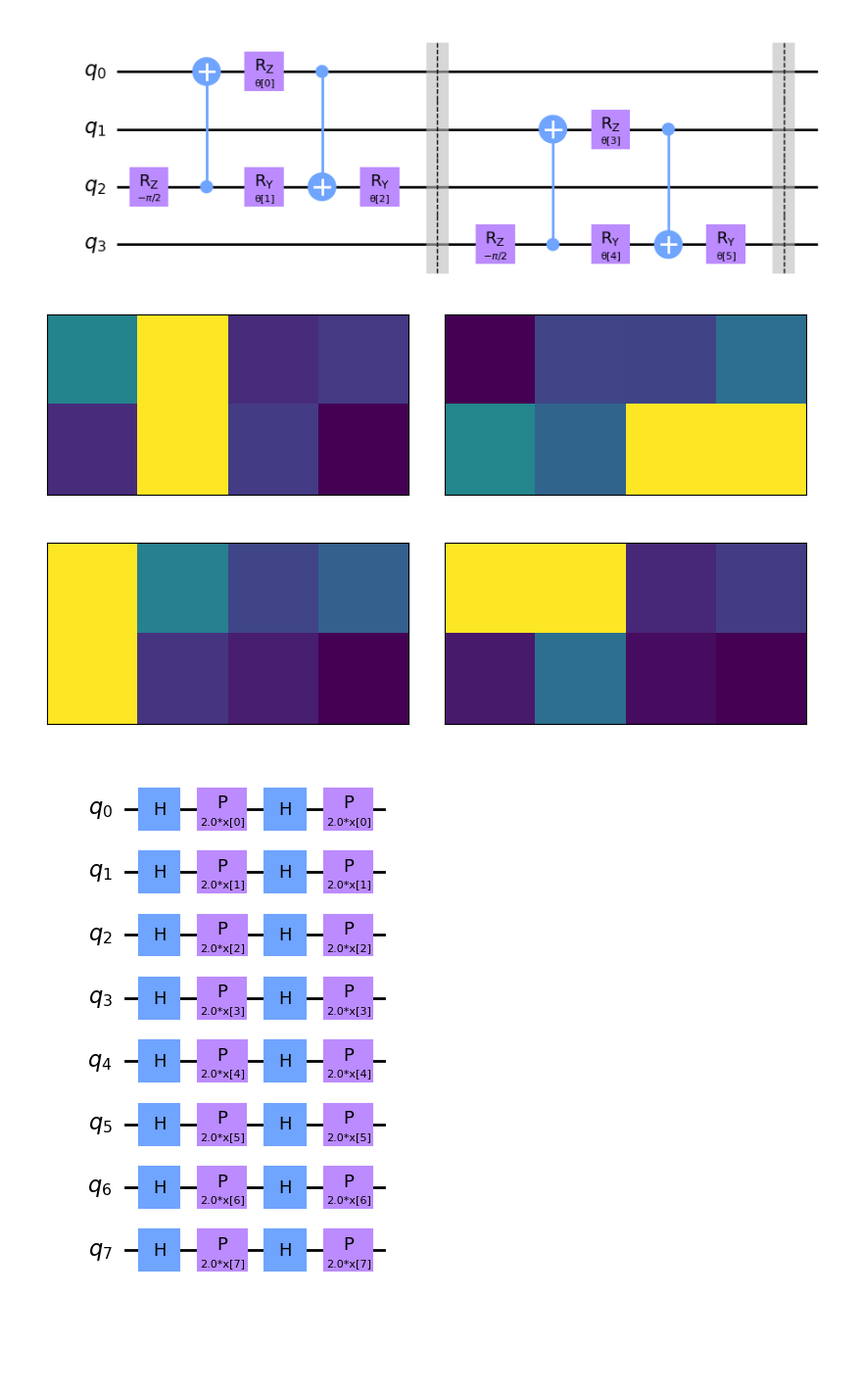
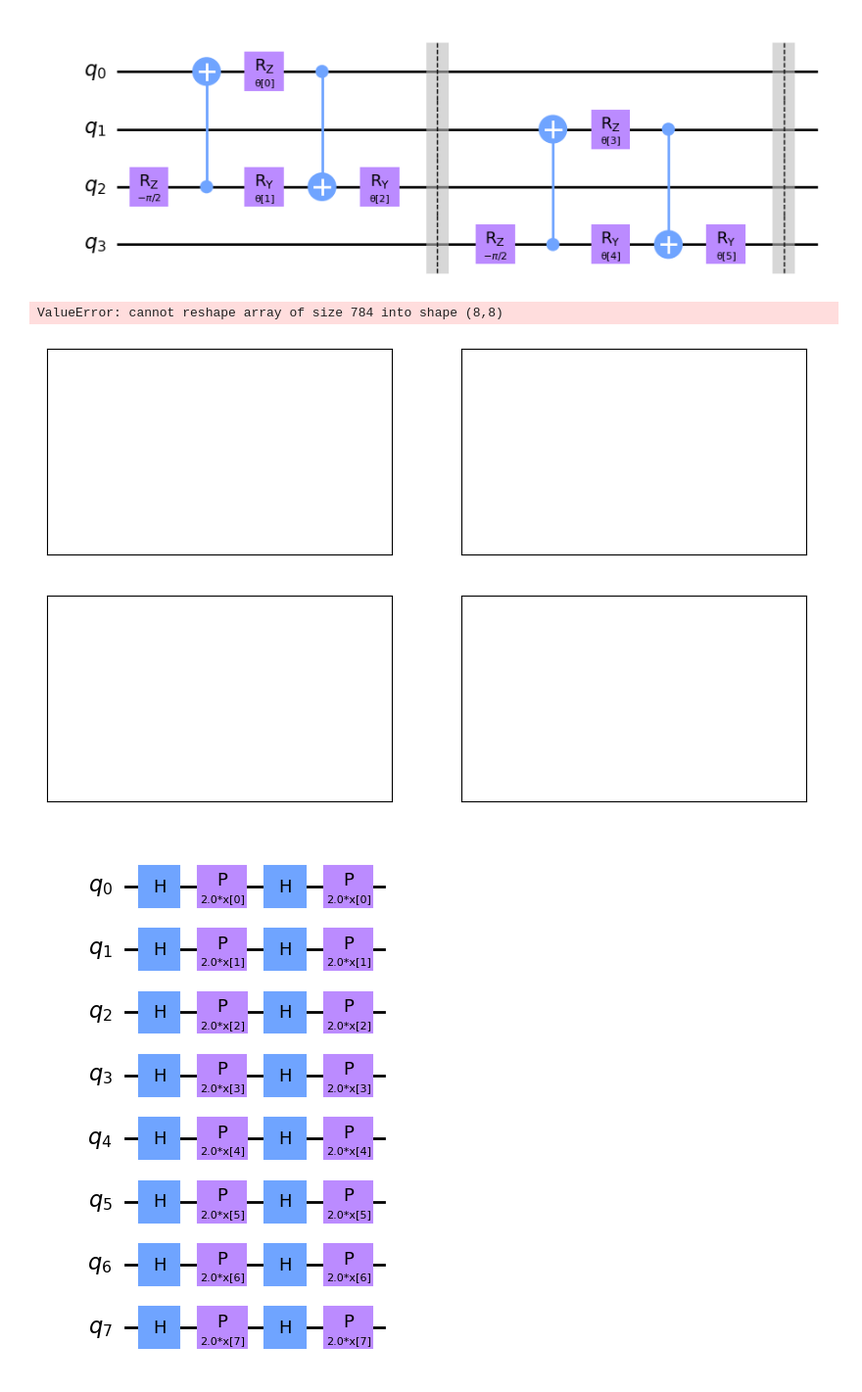
Before and after one commit to coteacarla/Hackathon_QC, a Jupyter notebook: Quantum_Convolution_Neural_Network.ipynb, the cells around one changed output. Shown at 98% size. Saved outputs shown, nothing was run; the diff lists cells and outputs as text; code cells hidden in the pictures; blank space fills up the shorter version.

```diff
--- a/Quantum_Convolution_Neural_Network.ipynb
+++ b/Quantum_Convolution_Neural_Network.ipynb
@@ -150,13 +136,12 @@ train_images, test_images, train_labels, test_labels = train_test_split(
 # %%
 fig, ax = plt.subplots(2, 2, figsize=(10, 6), subplot_kw={"xticks": [], "yticks": []})
 for i in range(4):
-    ax[i // 2, i % 2].imshow(
-        train_images[i].reshape(2, 4),  # Change back to 2 by 4
-        aspect="equal",
-    )
+    ax[i // 2, i % 2].imshow(train_images[i].reshape(8, 8), aspect="equal")
+    ax[i // 2, i % 2].set_title(f"MNIST label: {train_labels[i]}")
 plt.subplots_adjust(wspace=0.1, hspace=0.025)
 # %% [output]
+ValueError: cannot reshape array of size 784 into shape (8,8)
-[figure, old version]
+[figure, new version]
 # %%
 feature_map = ZFeatureMap(8)
 feature_map.decompose().draw("mpl", style="clifford")
```
Also changed, not shown: parts of 2 cells of this notebook.
